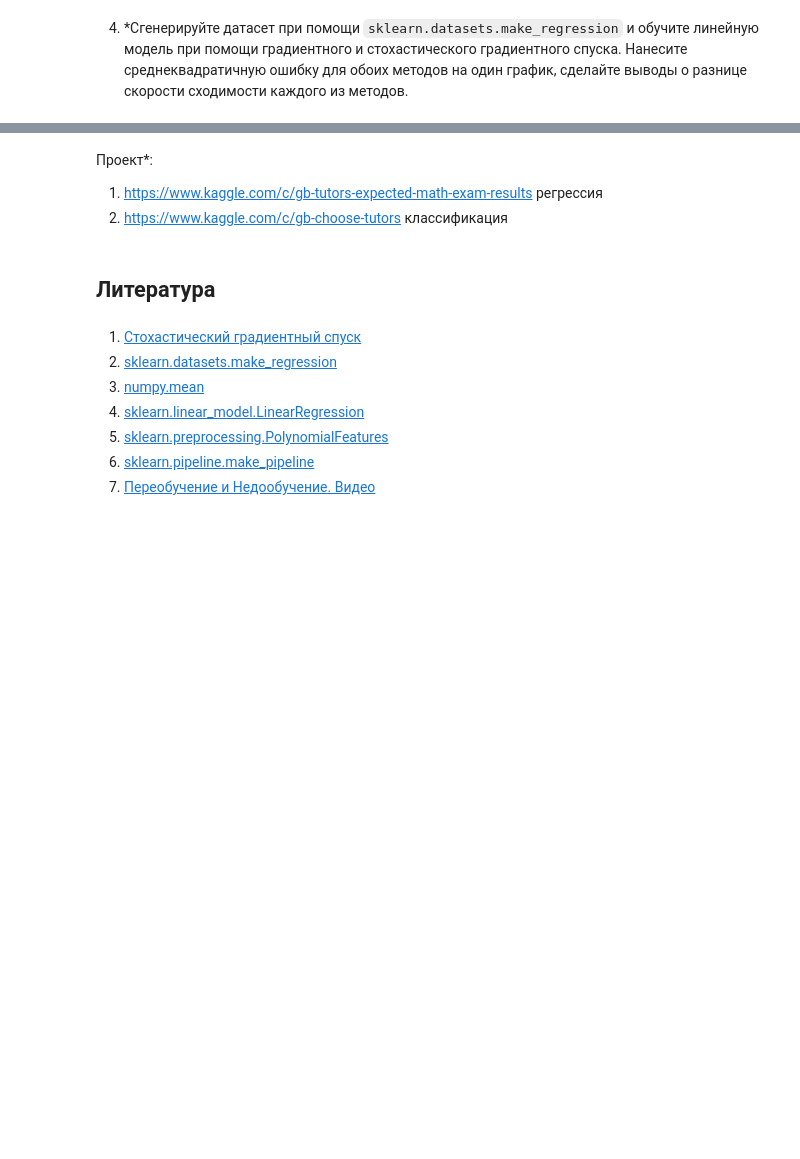
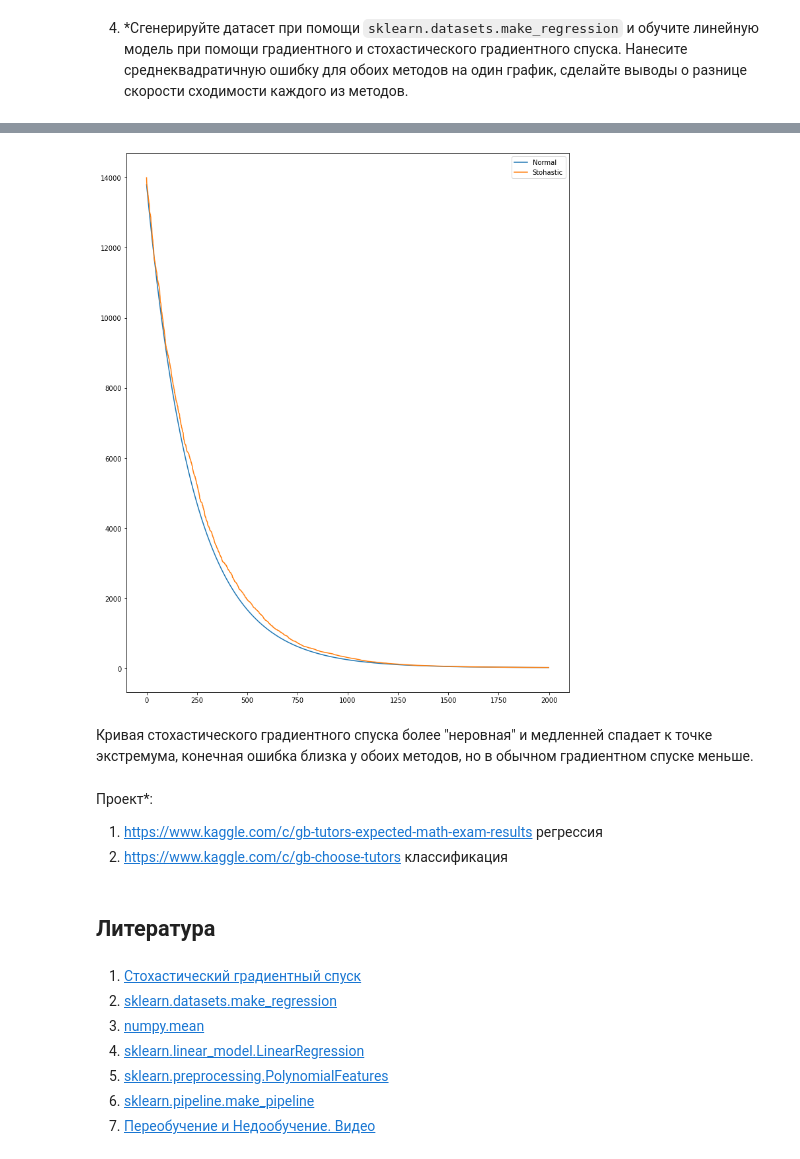
Before and after one commit to Anbionchik/Git_brain_lessons, a Jupyter notebook: Data_analysis_algorythms/Les2/Lesson_2_extended.ipynb, the cells around one changed output, grey strips where cells are left out. Cells and saved outputs as stored; diff of their text form; code cells hidden in the pictures; blank space fills up the shorter version.

```diff
--- a/Data_analysis_algorythms/Les2/Lesson_2_extended.ipynb
+++ b/Data_analysis_algorythms/Les2/Lesson_2_extended.ipynb
@@ -944,4 +987,28 @@ def stohastic_gradient_descent(X, y, iterations, batch_size, eta=1e-4):
 
     print(f'Final MSE: {calc_mse(y, np.dot(X, W))}')
     return W
+# %%
+# стохастический градиентный спуск
+def stohastic_gradient_descent_custom(X, y, iterations, batch_size=1, eta=1e-4):
+    W = np.random.randn(X.shape[1])
+    n = X.shape[0]
+    results = np.zeros((iterations, 2))
+    for i in range(0, iterations):
+
+        inds = np.random.randint(n, size=batch_size)
+
+        X_tmp = X[inds, ]
+        y_tmp = np.array(y)[inds]
+
+        y_pred_tmp = np.dot(X_tmp, W)
+        dQ = 2/len(y_tmp) * X_tmp.T @ (y_pred_tmp - y_tmp) # градиент функции ошибки
+        W -= (eta * dQ)
+
+        err = calc_mse(y, np.dot(X, W))
+        results[i, :] = [i, err]
+        if i % (iterations / 10) == 0:
+            print(f'Iter: {i}, weights: {W}, error {err}')
+
+    print(f'Final MSE: {err}')
+    return W, results
 # %%
@@ -1033,2 +1246,4 @@ array([56.5       ,  6.30309349, -0.35638885,  6.57147643])
 # %% [markdown]
 4. *Сгенерируйте датасет при помощи <code>sklearn.datasets.make_regression</code> и обучите линейную модель при помощи градиентного и стохастического градиентного спуска. Нанесите среднеквадратичную ошибку для обоих методов на один график, сделайте выводы о разнице скорости сходимости каждого из методов.
+# %%
+X, y = datasets.make_regression(100, 5, n_targets=1, noise=5)
@@ -1034,0 +1287,2 @@ array([56.5       ,  6.30309349, -0.35638885,  6.57147643])
+# %%
+ord_W, ord_results = gradient_descent_custom(X, y, iterations=2000, eta=1e-3)
@@ -1034,0 +1301,2 @@ array([56.5       ,  6.30309349, -0.35638885,  6.57147643])
+# %%
+st_W, st_results = stohastic_gradient_descent_custom(X, y, iterations=2000, batch_size=3, eta=1e-3)
@@ -1035,3 +1315,13 @@ array([56.5       ,  6.30309349, -0.35638885,  6.57147643])
+# %%
+plt.figure(figsize=(12, 15))
+plt.plot(ord_results[:, 0], ord_results[:, 1], label="Normal")
+plt.plot(st_results[:, 0], st_results[:, 1], label="Stohastic")
+plt.legend()
+plt.show()
+# %% [output]
+[figure, added]
+# %% [markdown]
+Кривая стохастического градиентного спуска более "неровная" и медленней спадает к точке экстремума, конечная ошибка близка у обоих методов, но в обычном градиентном спуске меньше.
 # %% [markdown]
 Проект*:
 1. https://www.kaggle.com/c/gb-tutors-expected-math-exam-results регрессия
```
Also changed, not shown: parts of 33 cells of this notebook, 1 other file.
